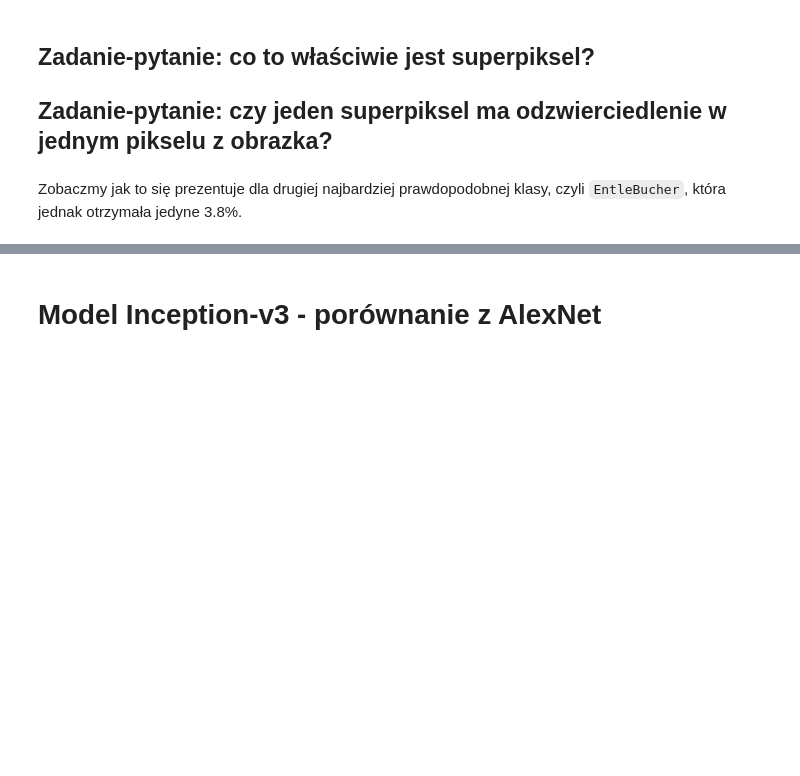
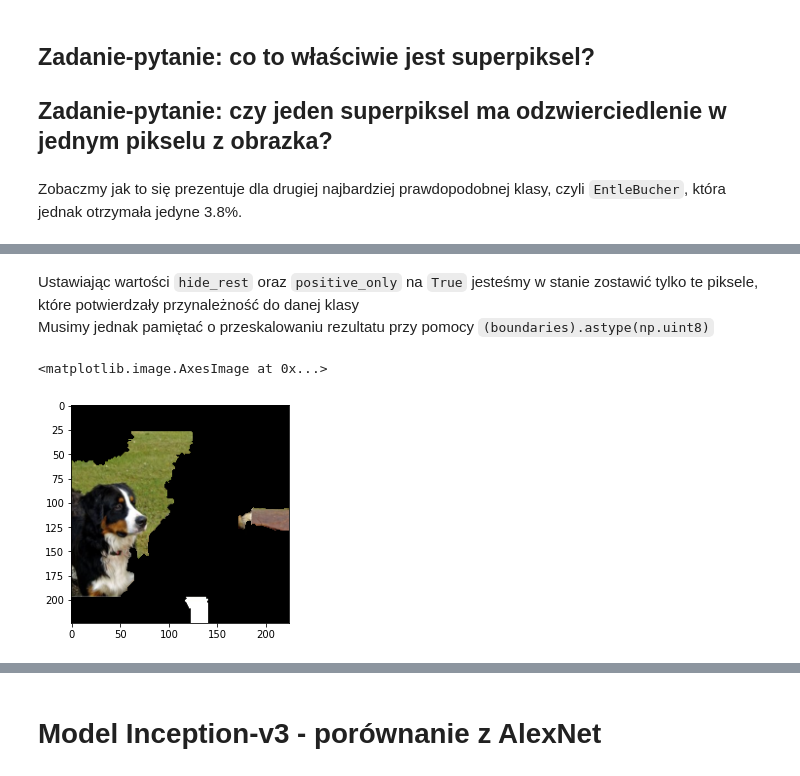
Before and after one commit to Mlokos/active-learning-lime, a Jupyter notebook: LAB03.ipynb, the cells around one changed output, grey strips where cells are left out. Drawn from its saved outputs; the diff is of its cells as text; code cells hidden in the pictures; blank space fills up the shorter version.

Commit message:
add image cropping based on lime predictions

```diff
--- a/LAB03.ipynb
+++ b/LAB03.ipynb
@@ -245,0 +246,15 @@ plt.imshow(boundaries)
+# %% [markdown]
+Ustawiając wartości `hide_rest` oraz `positive_only` na `True` jesteśmy w stanie zostawić tylko te piksele, które potwierdzały przynależność do danej klasy <br>
+Musimy jednak pamiętać o przeskalowaniu rezultatu przy pomocy `(boundaries).astype(np.uint8)`
+# %%
+image, mask = explanation.get_image_and_mask(
+    label=explanation.top_labels[0],
+    positive_only=True,
+    negative_only=False,
+    num_features=10,
+    hide_rest=True)
+boundaries = mark_boundaries(image, mask)
+plt.imshow((boundaries).astype(np.uint8))
+# %% [output]
+<matplotlib.image.AxesImage at 0x...>
+[figure, added]
```
Also changed, not shown: parts of 13 cells of this notebook.
